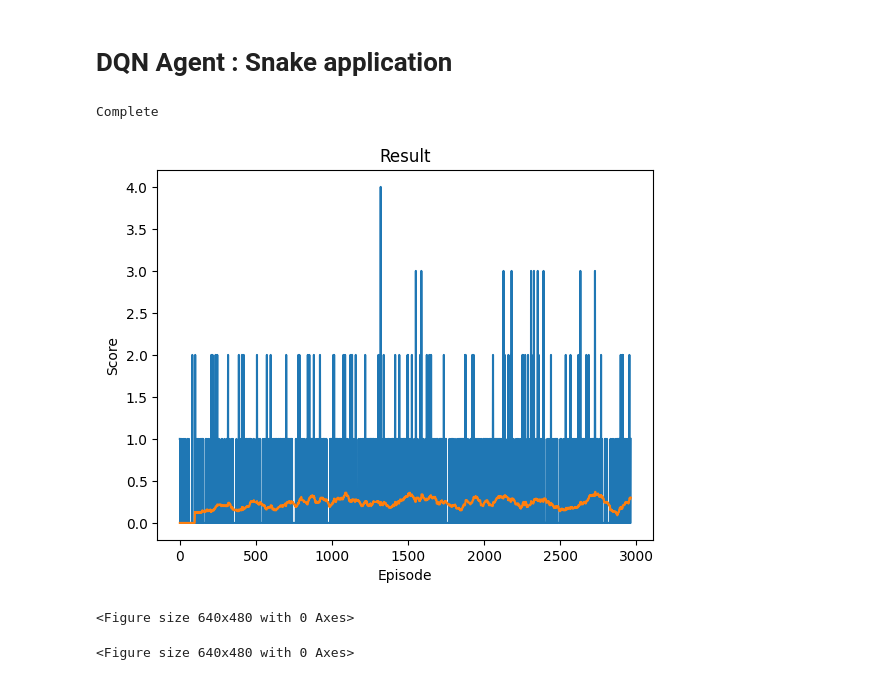
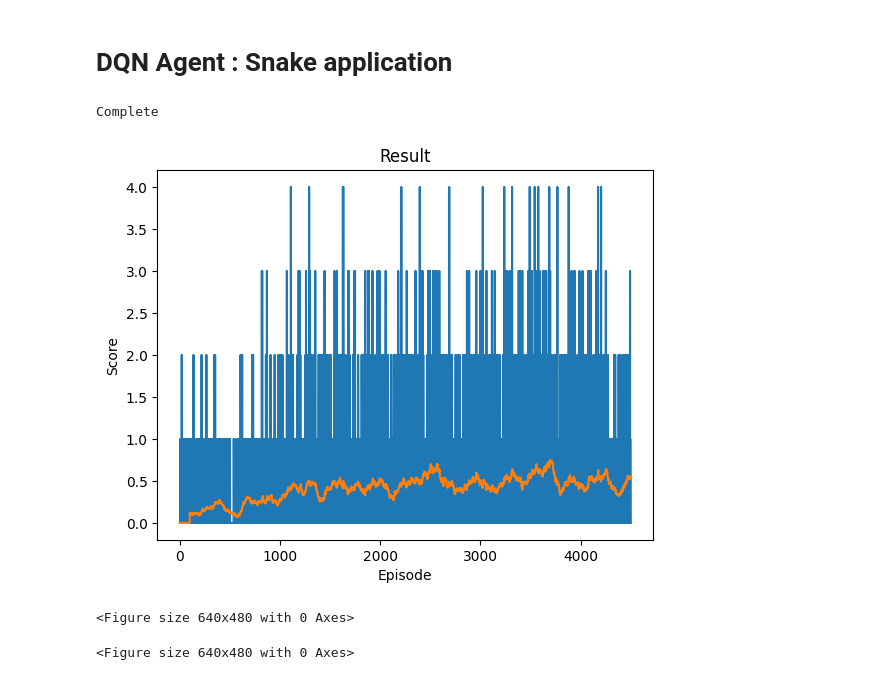
Before and after one commit to GDemets/Snake-DQN, a Jupyter notebook: main.ipynb, the cells around one changed output. Saved outputs shown, nothing was run; the diff lists cells and outputs as text; code cells hidden in the pictures.

```diff
--- a/main.ipynb
+++ b/main.ipynb
@@ -33,14 +33,21 @@ device = torch.device(
     else "mps" if torch.backends.mps.is_available() else "cpu"
 )
 # %%
-BATCH_SIZE = 64 # 128
-GAMMA = 0.99
-EPS_START = 1.0 #0.9
-EPS_END = 0.01
-EPS_DECAY = 1000 # 2500
-TAU = 0.005
-LR = 3e-4
+# BATCH_SIZE = 64 # 128
+# GAMMA = 0.95 # 0.99
+# EPS_START = 1.0 #0.9
+# EPS_END = 0.01
+# EPS_DECAY = 1000 # 2500
+# TAU = 0.005
+# LR = 0.001 #3e-4
 
+BATCH_SIZE = 32  # Smaller for better gradient estimates
+GAMMA = 0.99  # Higher discount for long-term planning
+EPS_START = 0.9  # Lower start for less random exploration
+EPS_END = 0.05  # Higher end to maintain some exploration
+EPS_DECAY = 2000  # Slower decay
+TAU = 0.001  # Slower target network updates
+LR = 0.0005
 
 # Get number of actions from gym action space
 n_actions = env.action_space.n
@@ -143,7 +150,7 @@ if torch.cuda.is_available() or torch.backends.mps.is_available():
 else:
     num_episodes = 500
 
-#num_episodes = 50
+# num_episodes = 50
 
 for i_episode in range(num_episodes):
     # Initialize the environment and get its state
@@ -165,38 +172,36 @@ for i_episode in range(num_episodes):
         # Store the transition in memory
         memory.push(state, action, next_state, reward)
 
         # Move to the next state
         state = next_state
 
         # Perform one step of the optimization (on the policy network)
         optimize_model()
 
         # Soft update of the target network's weights
         # θ′ ← τ θ + (1 −τ )θ′
         target_net_state_dict = target_net.state_dict()
         policy_net_state_dict = policy_net.state_dict()
         for key in policy_net_state_dict:
             target_net_state_dict[key] = policy_net_state_dict[
                 key
             ] * TAU + target_net_state_dict[key] * (1 - TAU)
         target_net.load_state_dict(target_net_state_dict)
 
         if done:
-            print(f"Episode {i_episode}/{num_episodes}\nScore: {env.score}")
+            print(
+                f"Episode: {i_episode}/{num_episodes} ({round((i_episode/num_episodes)*100)} %)"
+            )
             episode_scores.append(env.score)
             plot_scores()
             break
-    if i_episode % 500 == 0:
-        print(f"Episode {i_episode}/{num_episodes} | Score: {env.score} |")
-        episode_scores.append(env.score)
-        plot_scores()  # ne plot que tous les 500 épisodes
 
 print("Complete")
 plot_scores(show_result=True)
 plt.ioff()
 plt.show()
 # %% [output]
 Complete
-[figure, old version]
+[figure, new version]
 <Figure size 640x480 with 0 Axes>
 <Figure size 640x480 with 0 Axes>
```
Also changed, not shown: 2 other files.
